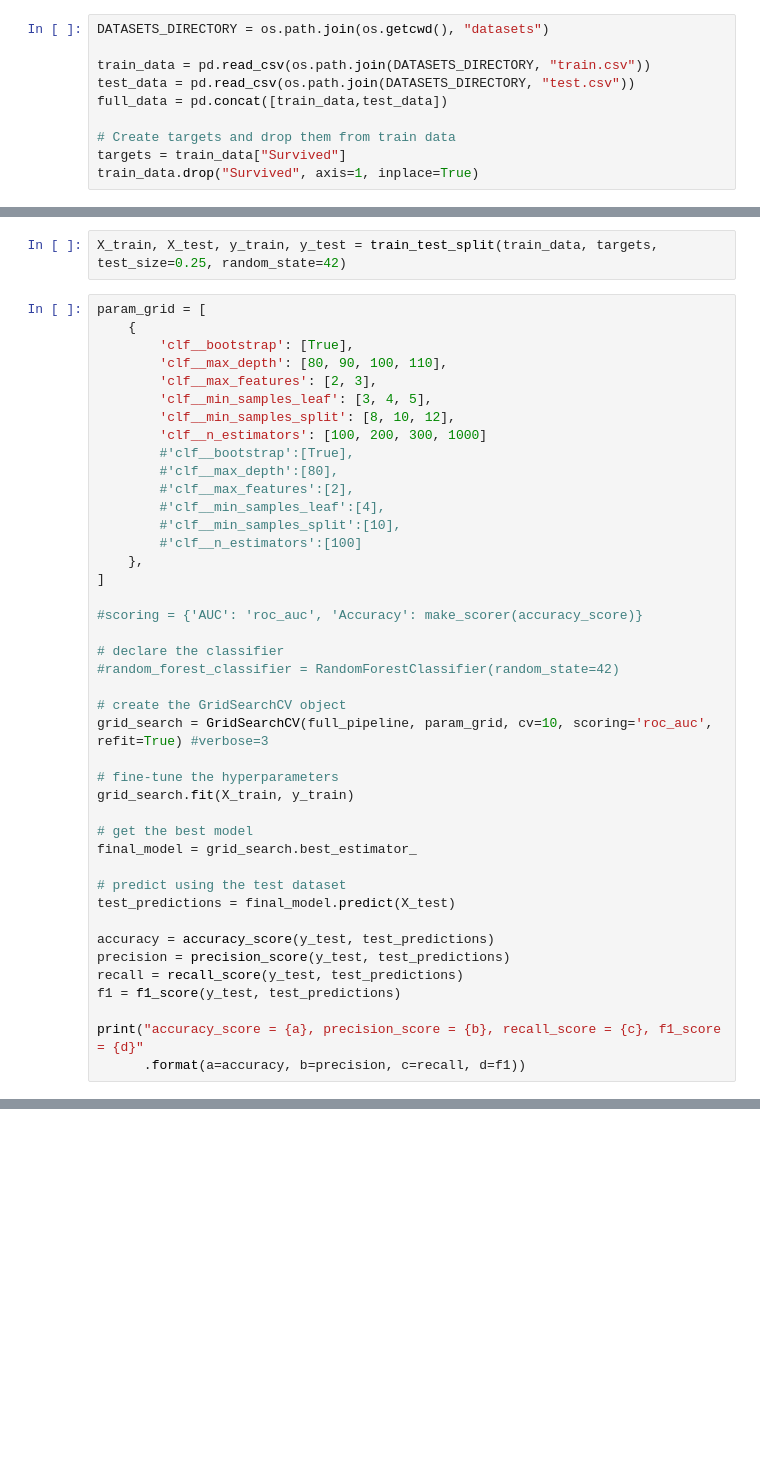
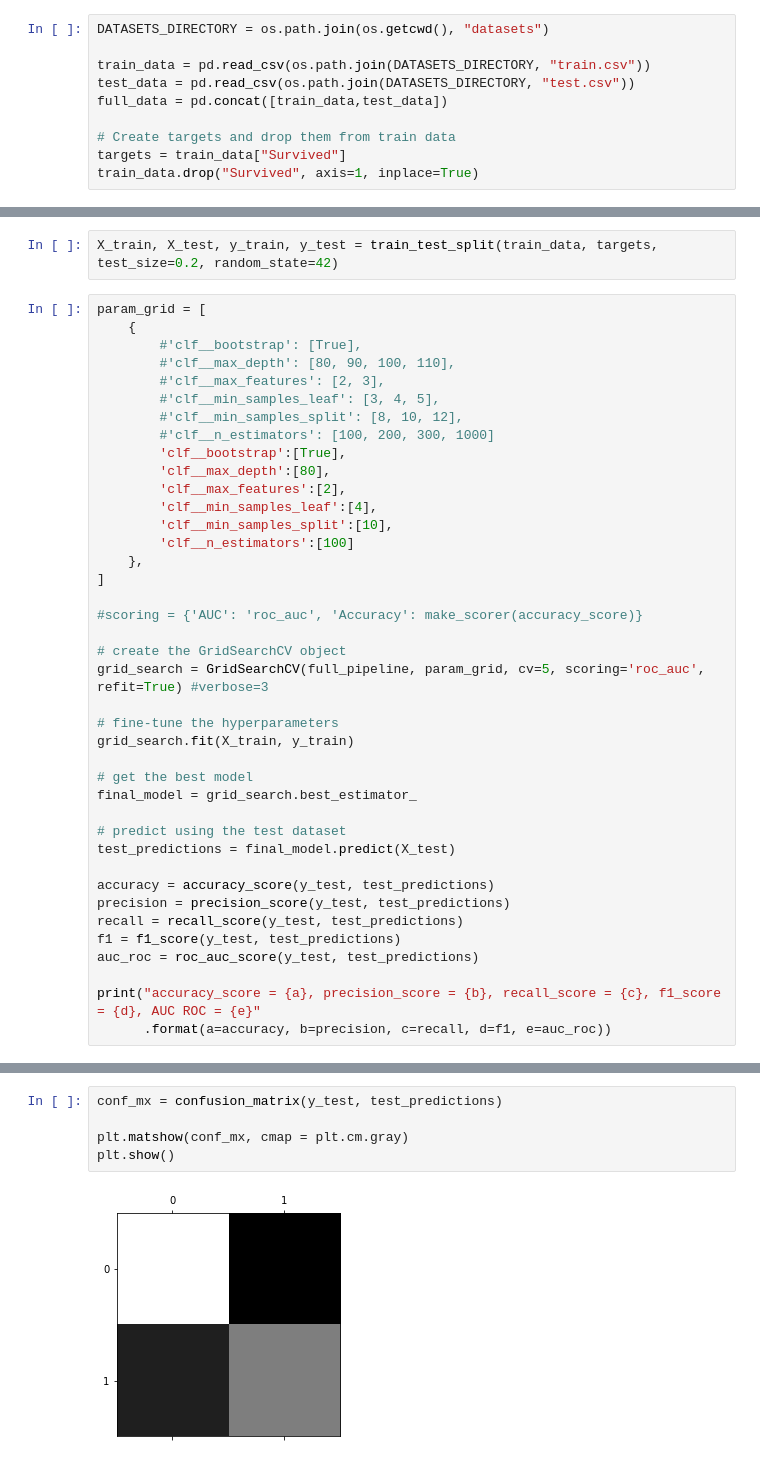
Before and after one commit to johannquerne/kaggle-titanic, a Jupyter notebook: Titanic_with_Pipelines.ipynb, the cells around one changed output, grey strips where cells are left out. Drawn from its saved outputs; the diff is of its cells as text; blank space fills up the shorter version.

Commit message:
Public score 0.80382

```diff
--- a/Titanic_with_Pipelines.ipynb
+++ b/Titanic_with_Pipelines.ipynb
@@ -273,32 +339,29 @@ full_pipeline = Pipeline(steps=[
     ("clf", RandomForestClassifier(random_state=42))
 ])
 # %%
-X_train, X_test, y_train, y_test = train_test_split(train_data, targets, test_size=0.25, random_state=42)
+X_train, X_test, y_train, y_test = train_test_split(train_data, targets, test_size=0.2, random_state=42)
 # %%
 param_grid = [
     {
-        'clf__bootstrap': [True],
-        'clf__max_depth': [80, 90, 100, 110],
-        'clf__max_features': [2, 3],
-        'clf__min_samples_leaf': [3, 4, 5],
-        'clf__min_samples_split': [8, 10, 12],
-        'clf__n_estimators': [100, 200, 300, 1000]
-        #'clf__bootstrap':[True],
-        #'clf__max_depth':[80],
-        #'clf__max_features':[2],
-        #'clf__min_samples_leaf':[4],
-        #'clf__min_samples_split':[10],
-        #'clf__n_estimators':[100]
+        #'clf__bootstrap': [True],
+        #'clf__max_depth': [80, 90, 100, 110],
+        #'clf__max_features': [2, 3],
+        #'clf__min_samples_leaf': [3, 4, 5],
+        #'clf__min_samples_split': [8, 10, 12],
+        #'clf__n_estimators': [100, 200, 300, 1000]
+        'clf__bootstrap':[True],
+        'clf__max_depth':[80],
+        'clf__max_features':[2],
+        'clf__min_samples_leaf':[4],
+        'clf__min_samples_split':[10],
+        'clf__n_estimators':[100]
     },
 ]
 
 #scoring = {'AUC': 'roc_auc', 'Accuracy': make_scorer(accuracy_score)}
 
-# declare the classifier
-#random_forest_classifier = RandomForestClassifier(random_state=42)
-
 # create the GridSearchCV object
-grid_search = GridSearchCV(full_pipeline, param_grid, cv=10, scoring='roc_auc', refit=True) #verbose=3
+grid_search = GridSearchCV(full_pipeline, param_grid, cv=5, scoring='roc_auc', refit=True) #verbose=3
 
 # fine-tune the hyperparameters
 grid_search.fit(X_train, y_train)
@@ -313,6 +376,7 @@ accuracy = accuracy_score(y_test, test_predictions)
 precision = precision_score(y_test, test_predictions)
 recall = recall_score(y_test, test_predictions)
 f1 = f1_score(y_test, test_predictions)
+auc_roc = roc_auc_score(y_test, test_predictions)
 
-print("accuracy_score = {a}, precision_score = {b}, recall_score = {c}, f1_score = {d}"
-      .format(a=accuracy, b=precision, c=recall, d=f1))
+print("accuracy_score = {a}, precision_score = {b}, recall_score = {c}, f1_score = {d}, AUC ROC = {e}"
+      .format(a=accuracy, b=precision, c=recall, d=f1, e=auc_roc))
@@ -334,2 +401,9 @@ plt.show()
+# %%
+conf_mx = confusion_matrix(y_test, test_predictions)
+
+plt.matshow(conf_mx, cmap = plt.cm.gray)
+plt.show()
+# %% [output]
+[figure, added]
 # %%
 print('Best accuracy: %.3f' % grid_search.best_score_)
```
Also changed, not shown: parts of 11 cells of this notebook.
